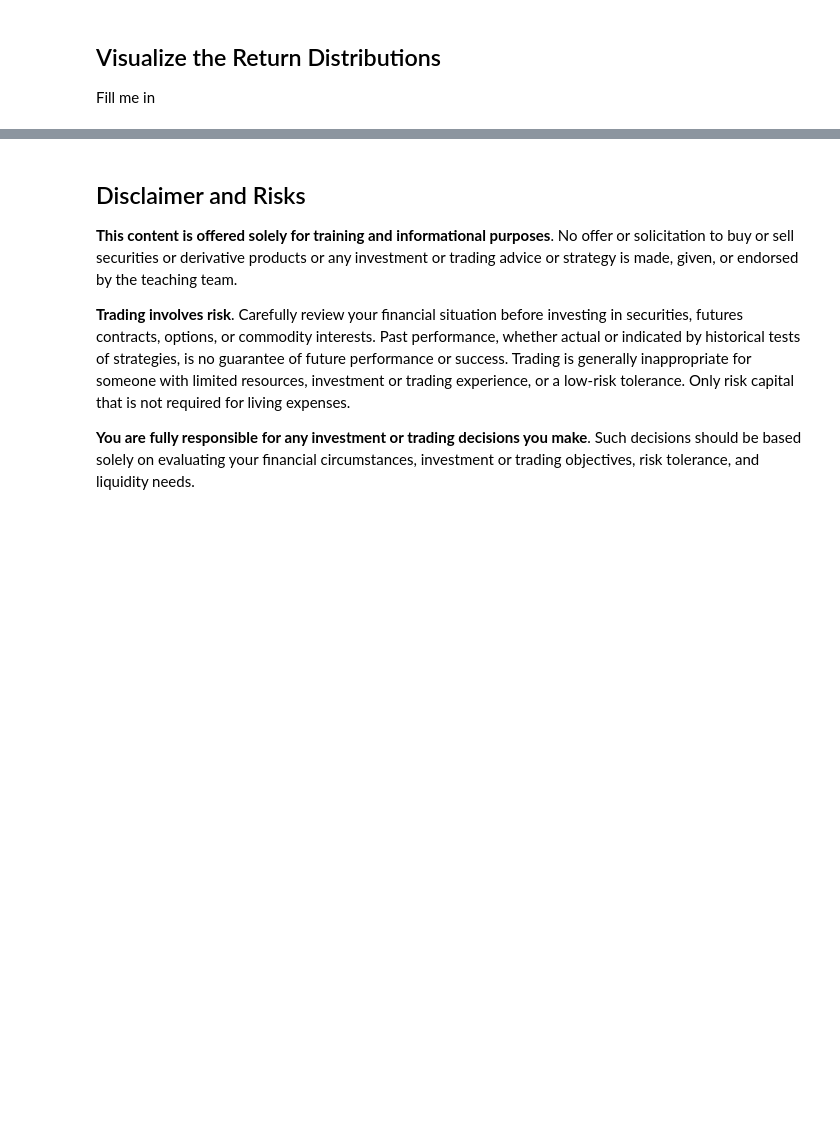
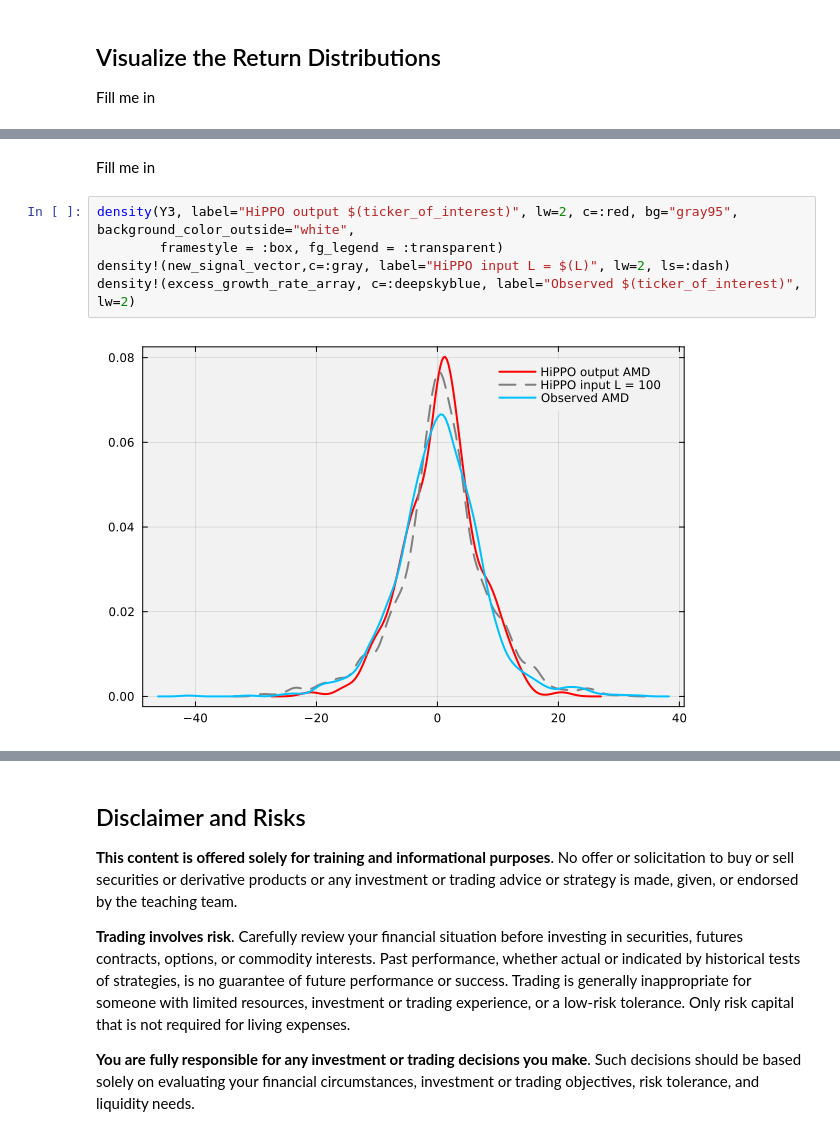
Before and after one commit to varnerlab/CHEME-130-eCornell-Repository, a Jupyter notebook: courses/CHEME-132/module-2/CHEME-132-Module-2-Advanced-Hippo-SSM.ipynb, the cells around one changed output, grey strips where cells are left out. Saved outputs shown, nothing was run; the diff lists cells and outputs as text; blank space fills up the shorter version.

```diff
--- a/courses/CHEME-132/module-2/CHEME-132-Module-2-Advanced-Hippo-SSM.ipynb
+++ b/courses/CHEME-132/module-2/CHEME-132-Module-2-Advanced-Hippo-SSM.ipynb
@@ -149,0 +195,9 @@ density!(Y2, normalize=true, c=:red, label="Simulated (trained)")
+# %% [markdown]
+Fill me in
+# %%
+density(Y3, label="HiPPO output $(ticker_of_interest)", lw=2, c=:red, bg="gray95", background_color_outside="white",
+        framestyle = :box, fg_legend = :transparent)
+density!(new_signal_vector,c=:gray, label="HiPPO input L = $(L)", lw=2, ls=:dash)
+density!(excess_growth_rate_array, c=:deepskyblue, label="Observed $(ticker_of_interest)", lw=2)
+# %% [output]
+[figure, added]
```
Also changed, not shown: parts of 11 cells of this notebook, 1 other file.
